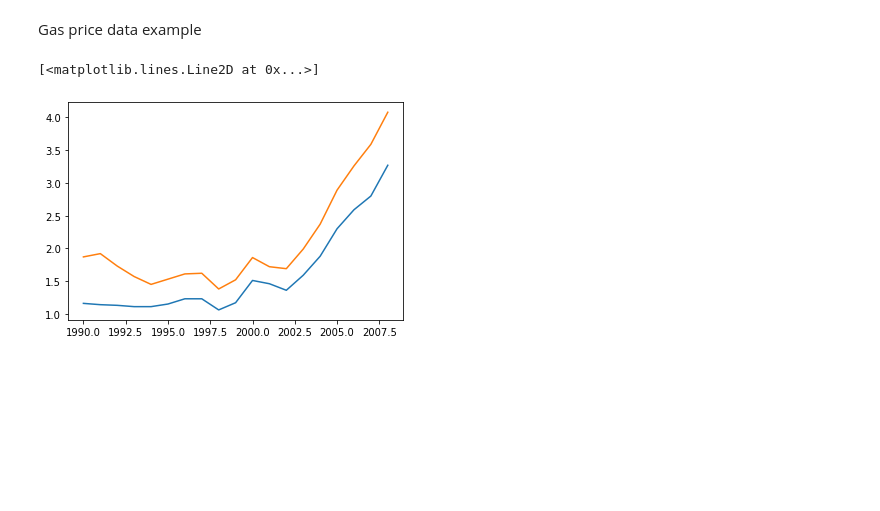
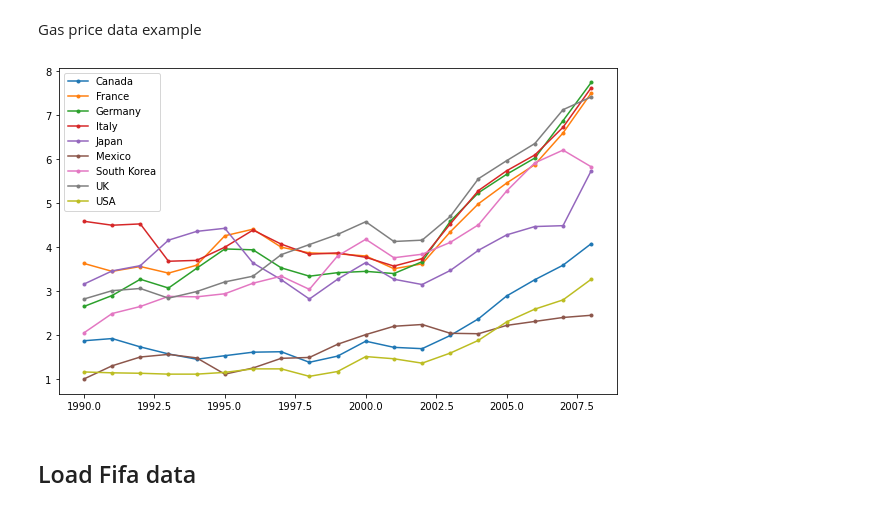
Before and after one commit to subhash-ranjan/matplotlib-pg, a Jupyter notebook: plot.ipynb, the cells around one changed output. Saved outputs shown, nothing was run; the diff lists cells and outputs as text; code cells hidden in the pictures; blank space fills up the shorter version.

```diff
--- a/plot.ipynb
+++ b/plot.ipynb
@@ -21,11 +21,22 @@ plt.show()
 [figure]
 # %% [markdown]
 Gas price data example
-# %%
-gas_price_data = pd.read_csv('gas_prices.csv')
-
-plt.plot(gas_price_data.Year, gas_price_data.USA)
-plt.plot(gas_price_data.Year, gas_price_data.Canada)
-# %% [output]
-[<matplotlib.lines.Line2D at 0x...>]
-[figure, removed]
+# %%
+gas_price_data = pd.read_csv('gas_prices.csv')
+
+plt.figure(figsize=(10,6))
+
+# plt.plot(gas_price_data.Year, gas_price_data.USA,'b.-', label='USA')
+# plt.plot(gas_price_data.Year, gas_price_data.Canada, label='Canada')
+# plt.plot(gas_price_data.Year, gas_price_data['South Korea'], label='South Korea')
+
+for item in gas_price_data:
+  if item != 'Year' and item != 'Australia':
+    plt.plot(gas_price_data.Year, gas_price_data[item], marker='.', label=item)
+
+plt.legend()
+plt.show()
+# %% [output]
+[figure, added]
+# %% [markdown]
+## Load Fifa data
```
Also changed, not shown: parts of 3 cells of this notebook.
